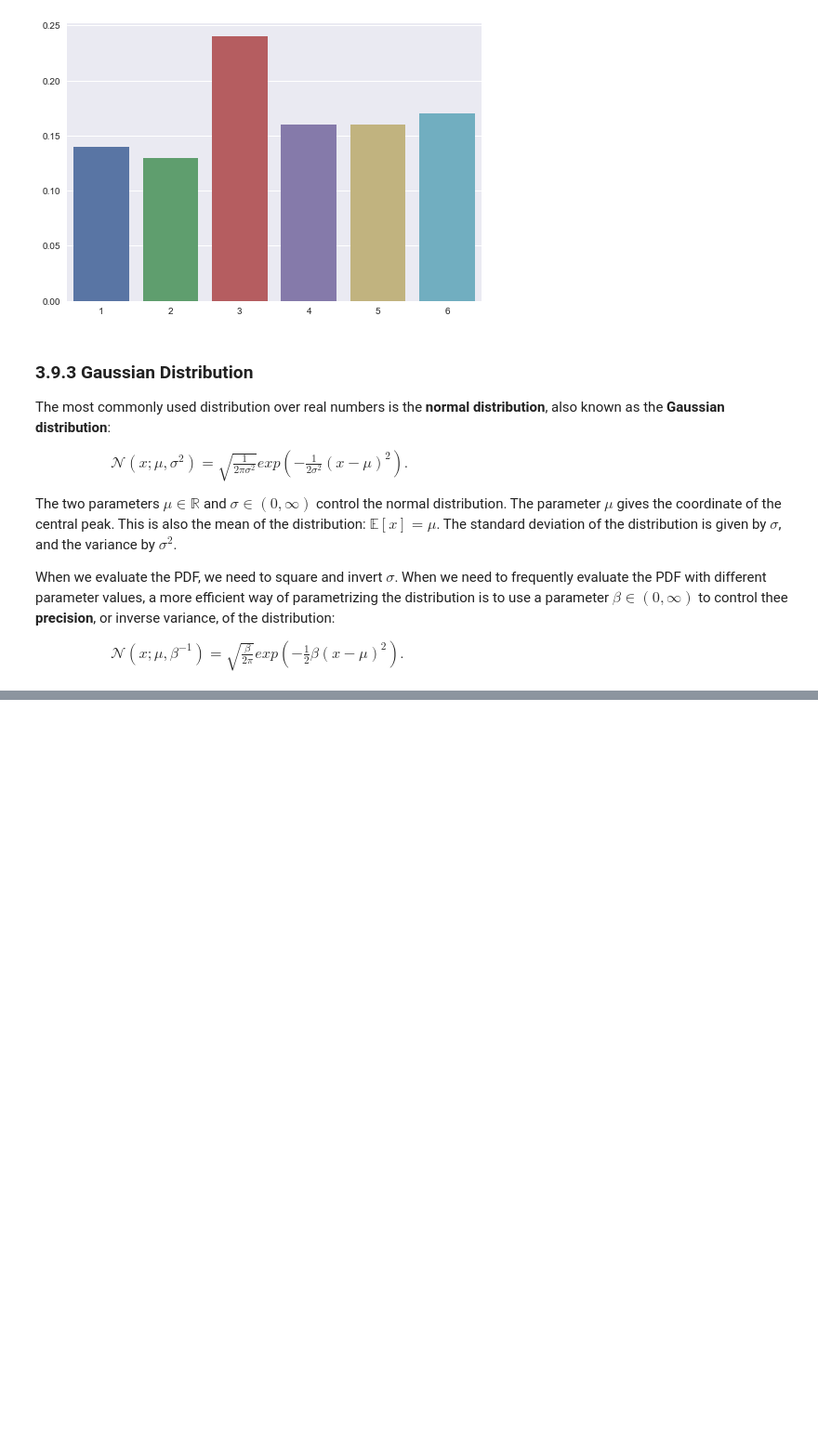
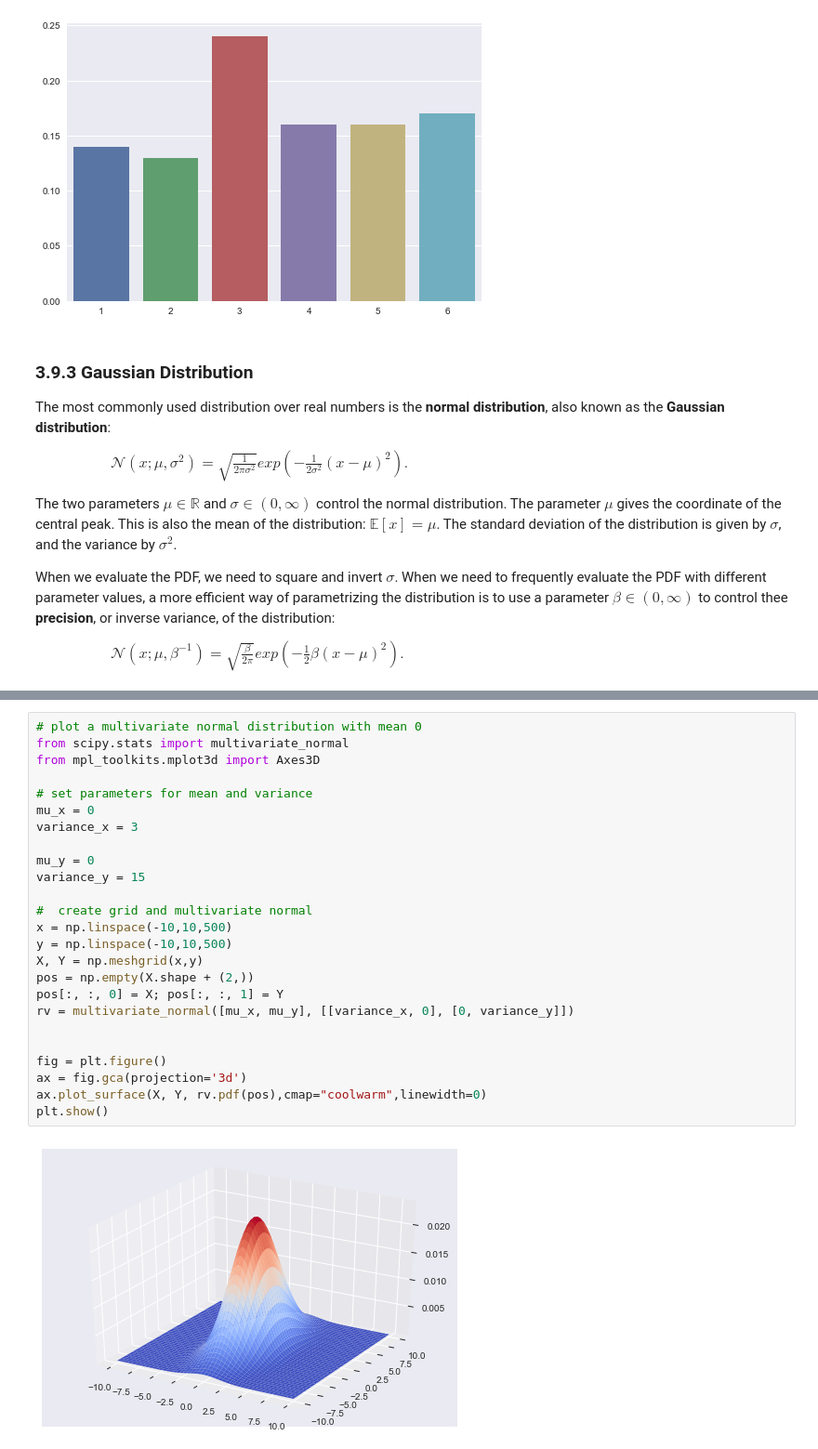
Before and after one commit to ninkle/deep-learning-book, a Jupyter notebook: ch3-probability-and-information-theory.ipynb, the cells around one changed output, grey strips where cells are left out. Shown: that part at 93% size. Cells and saved outputs as stored; diff of their text form; blank space fills up the shorter version.

```diff
--- a/ch3-probability-and-information-theory.ipynb
+++ b/ch3-probability-and-information-theory.ipynb
@@ -279,0 +290,27 @@ The normal distribution generalizes to $\mathbb{R}^n$, in which case it is known
+# %%
+# plot a multivariate normal distribution with mean 0
+from scipy.stats import multivariate_normal
+from mpl_toolkits.mplot3d import Axes3D
+
+# set parameters for mean and variance
+mu_x = 0
+variance_x = 3
+
+mu_y = 0
+variance_y = 15
+
+#  create grid and multivariate normal
+x = np.linspace(-10,10,500)
+y = np.linspace(-10,10,500)
+X, Y = np.meshgrid(x,y)
+pos = np.empty(X.shape + (2,))
+pos[:, :, 0] = X; pos[:, :, 1] = Y
+rv = multivariate_normal([mu_x, mu_y], [[variance_x, 0], [0, variance_y]])
+
+
+fig = plt.figure()
+ax = fig.gca(projection='3d')
+ax.plot_surface(X, Y, rv.pdf(pos),cmap="coolwarm",linewidth=0)
+plt.show()
+# %% [output]
+[figure, added]
```
Also changed, not shown: parts of 6 cells of this notebook.
